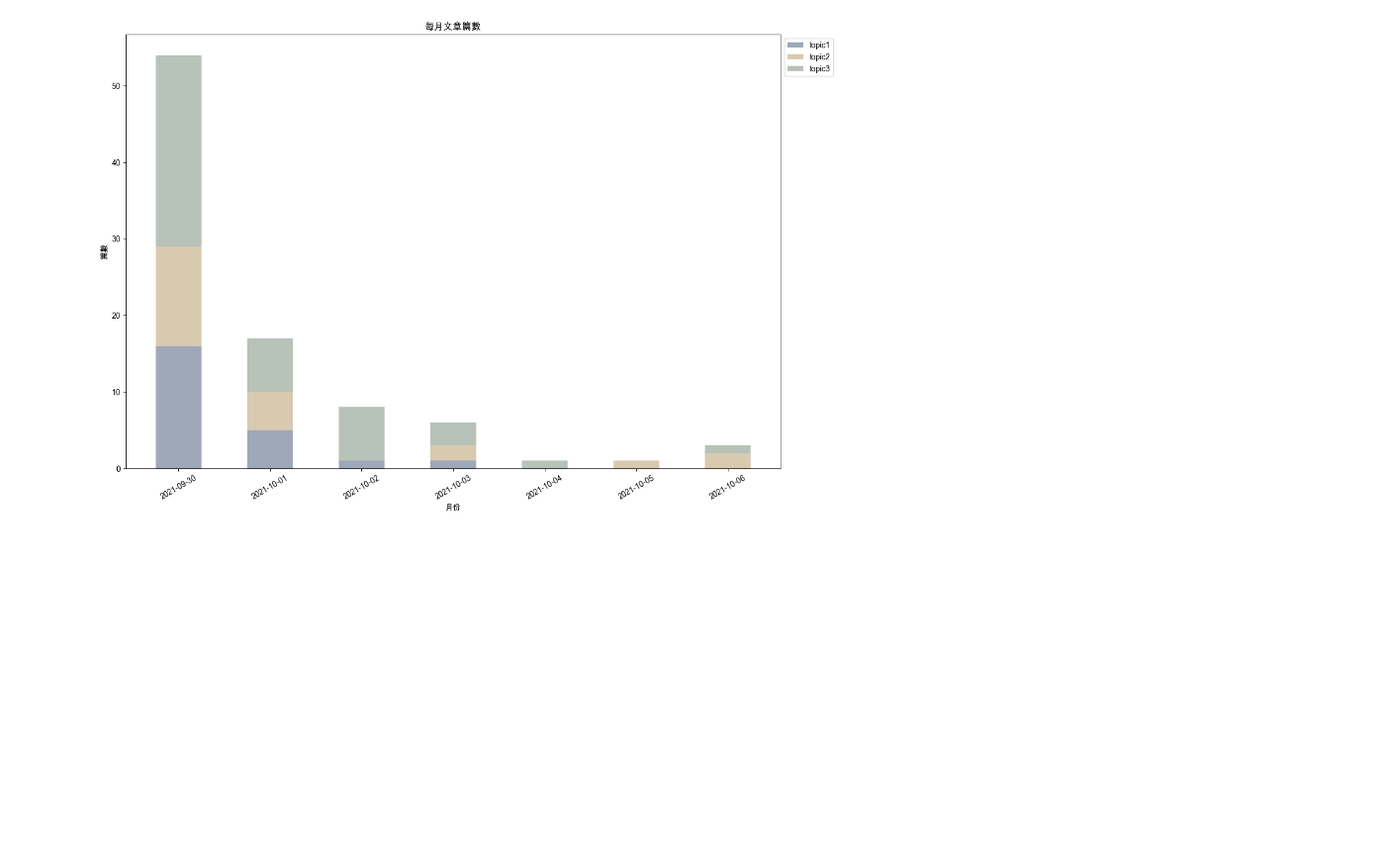
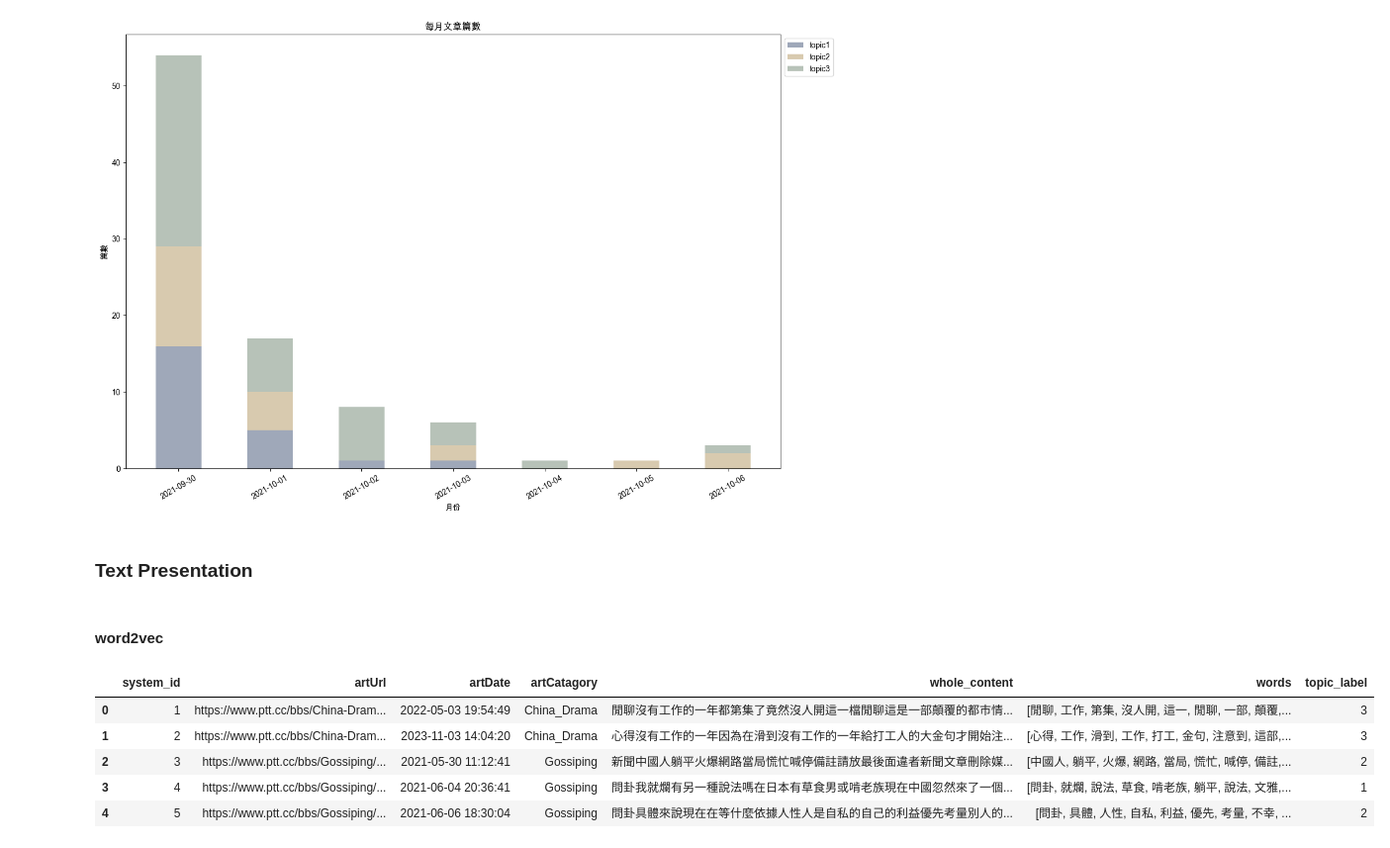
Before and after one commit to BillWu0222/Text_mining, a Jupyter notebook: Lie_Flat_Project/final_project.ipynb, the cells around one changed output. Shown at 99% size. Cells and saved outputs as stored; diff of their text form; code cells hidden in the pictures; blank space fills up the shorter version.

```diff
--- a/Lie_Flat_Project/final_project.ipynb
+++ b/Lie_Flat_Project/final_project.ipynb
@@ -528,3 +528,5 @@ plt.legend(bbox_to_anchor=(1,1), loc='upper left') #標示的位置
 plt.show()
 # %% [output]
 [figure]
+# %% [markdown]
+### Text Presentation
@@ -530,0 +556,11 @@ plt.show()
+# %% [markdown]
+#### word2vec
+# %%
+ptt.head()
+# %% [output]
+|  | system_id | artUrl | artDate | artCatagory | whole_content | words | topic_label |
+| 0 | 1 | https://www.ptt.cc/bbs/China-Dram... | 2022-05-03 19:54:49 | China_Drama | 閒聊沒有工作的一年都第集了竟然沒人開這一檔閒聊這是一部顛覆的都市情... | [閒聊, 工作, 第集, 沒人開, 這一, 閒聊, 一部, 顛覆,... | 3 |
+| 1 | 2 | https://www.ptt.cc/bbs/China-Dram... | 2023-11-03 14:04:20 | China_Drama | 心得沒有工作的一年因為在滑到沒有工作的一年給打工人的大金句才開始注... | [心得, 工作, 滑到, 工作, 打工, 金句, 注意到, 這部,... | 3 |
+| 2 | 3 | https://www.ptt.cc/bbs/Gossiping/... | 2021-05-30 11:12:41 | Gossiping | 新聞中國人躺平火爆網路當局慌忙喊停備註請放最後面違者新聞文章刪除媒... | [中國人, 躺平, 火爆, 網路, 當局, 慌忙, 喊停, 備註,... | 2 |
+| 3 | 4 | https://www.ptt.cc/bbs/Gossiping/... | 2021-06-04 20:36:41 | Gossiping | 問卦我就爛有另一種說法嗎在日本有草食男或啃老族現在中國忽然來了一個... | [問卦, 就爛, 說法, 草食, 啃老族, 躺平, 說法, 文雅,... | 1 |
+| 4 | 5 | https://www.ptt.cc/bbs/Gossiping/... | 2021-06-06 18:30:04 | Gossiping | 問卦具體來說現在在等什麼依據人性人是自私的自己的利益優先考量別人的... | [問卦, 具體, 人性, 自私, 利益, 優先, 考量, 不幸, ... | 2 |
```
Also changed, not shown: parts of 28 cells of this notebook, 1 other file.
